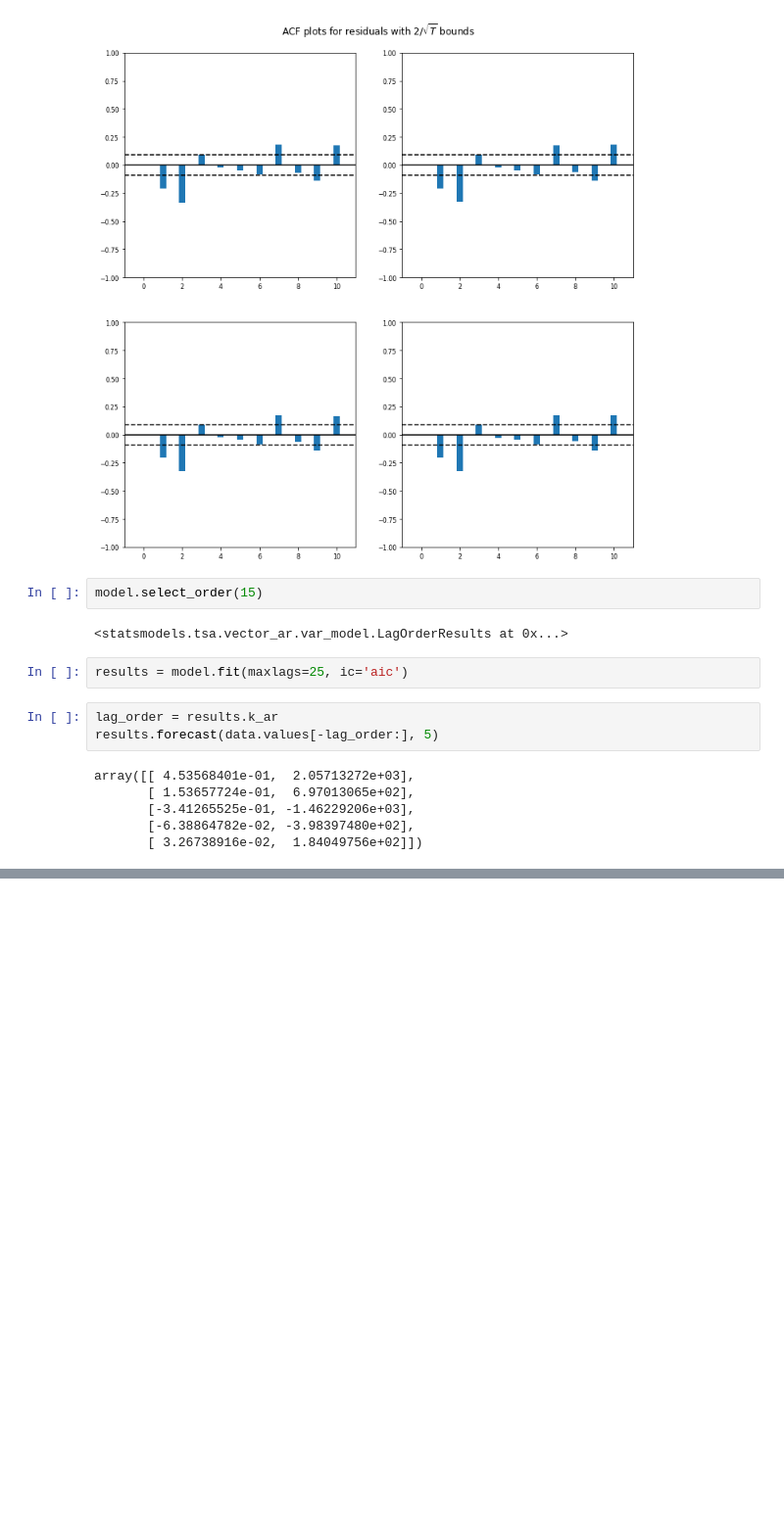
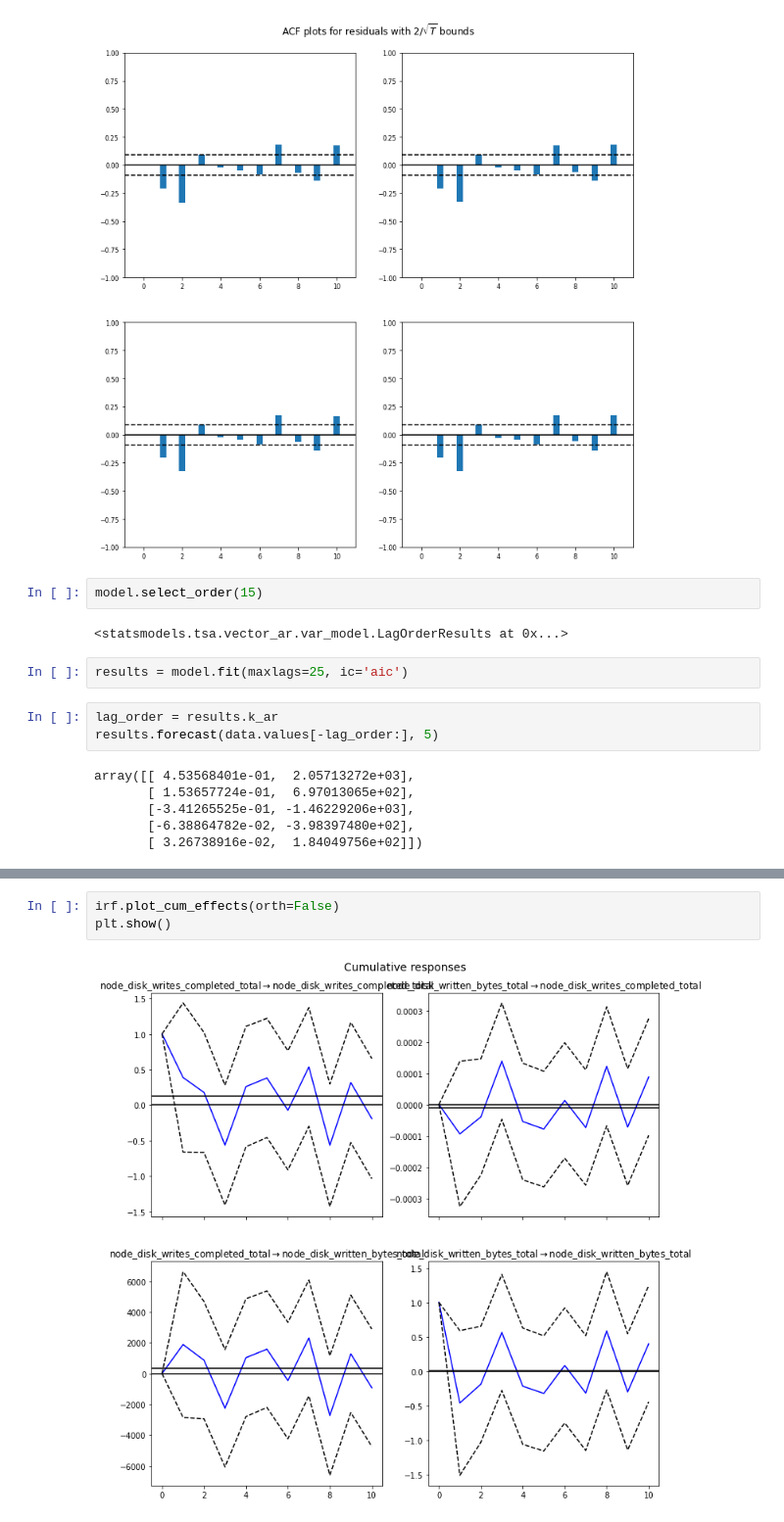
Before and after one commit to ole2252/FMS-AD, a Jupyter notebook: Framework.ipynb, the cells around one changed output, grey strips where cells are left out. Shown at 98% size. Saved outputs shown, nothing was run; the diff lists cells and outputs as text; blank space fills up the shorter version.

```diff
--- a/Framework.ipynb
+++ b/Framework.ipynb
@@ -424,0 +432,5 @@ results.plot_forecast(10)
+# %%
+irf.plot_cum_effects(orth=False)
+plt.show()
+# %% [output]
+[figure, added]
```
Also changed, not shown: parts of 9 cells of this notebook.
